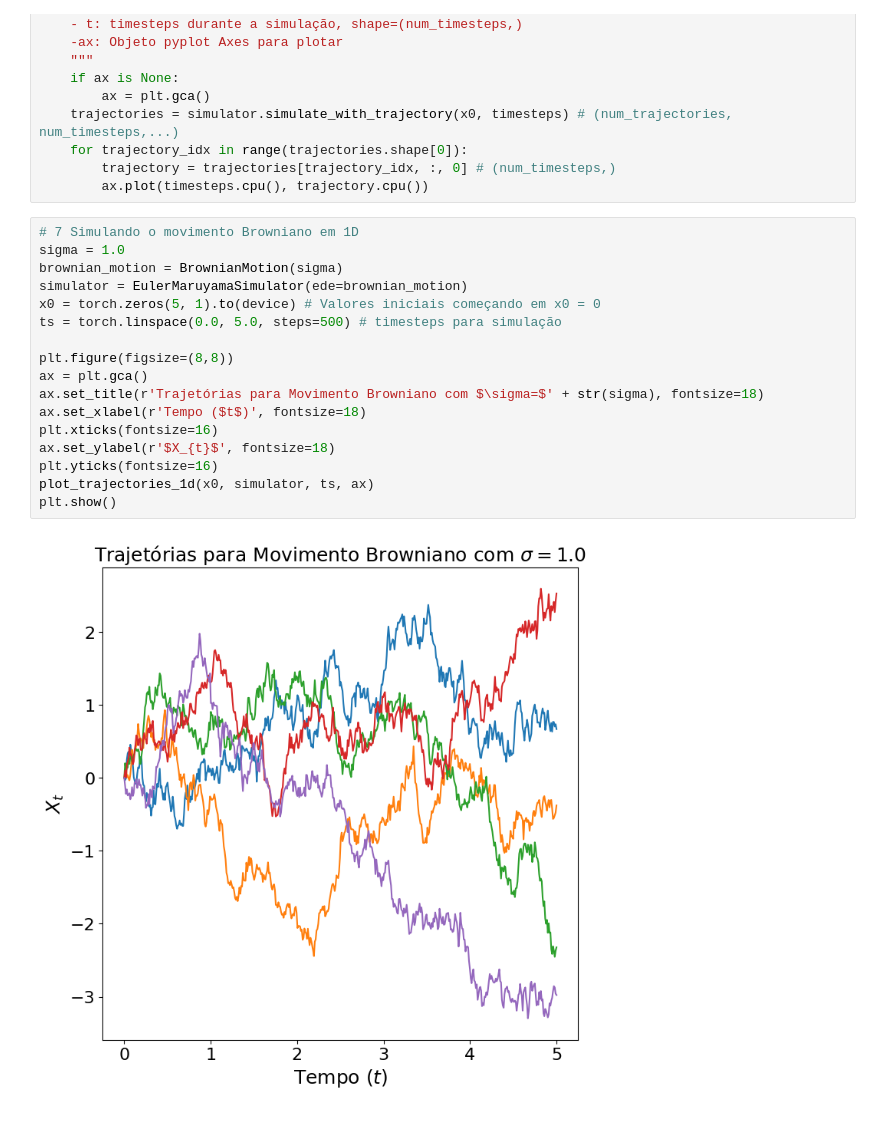
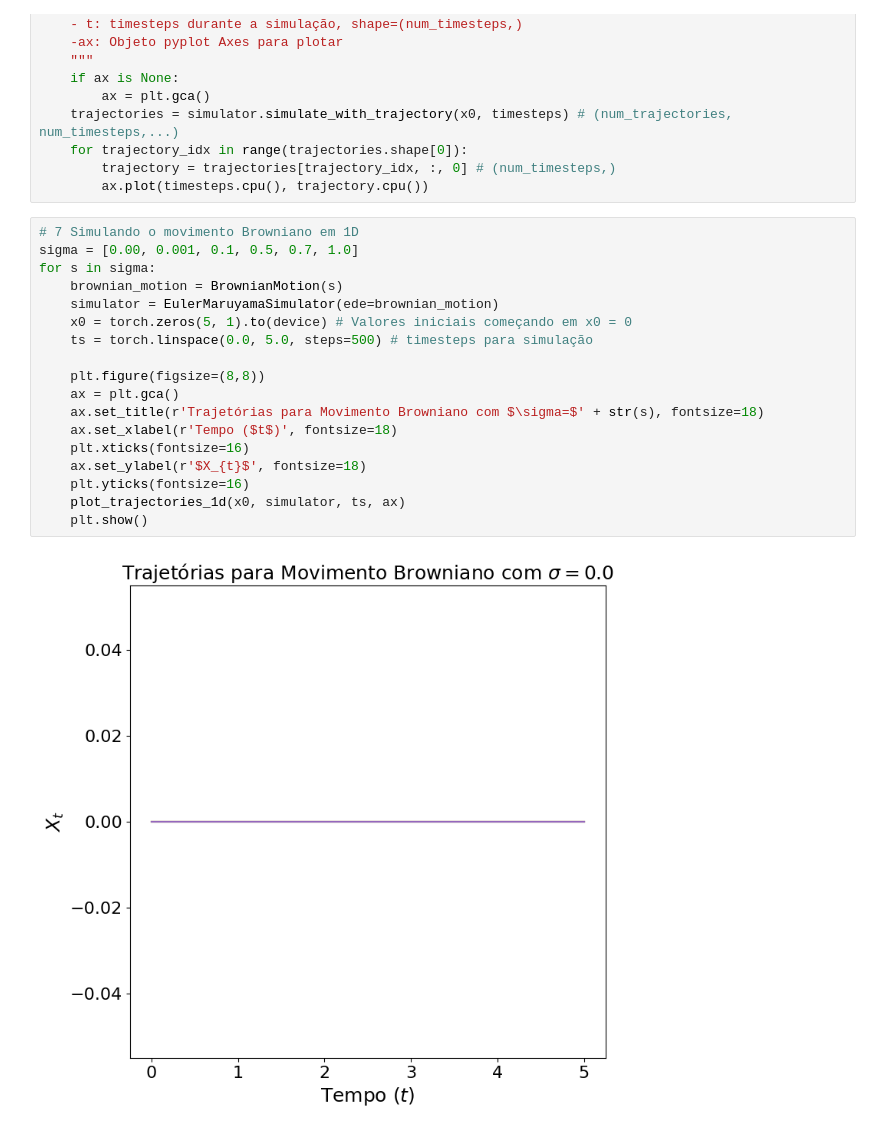
Before and after one commit to Rafael-Campos-unb/IA_GenerativaMIT_curso, a Jupyter notebook: Lab1/Untitled.ipynb, the cells around one changed output. Cells and saved outputs as stored; diff of their text form.

```diff
--- a/Lab1/Untitled.ipynb
+++ b/Lab1/Untitled.ipynb
@@ -201,20 +201,21 @@ def plot_trajectories_1d(x0: torch.Tensor, simulator: Simulator, timesteps: torc
         ax.plot(timesteps.cpu(), trajectory.cpu())
 # %%
 # 7 Simulando o movimento Browniano em 1D
-sigma = 1.0
-brownian_motion = BrownianMotion(sigma)
-simulator = EulerMaruyamaSimulator(ede=brownian_motion)
-x0 = torch.zeros(5, 1).to(device) # Valores iniciais começando em x0 = 0
-ts = torch.linspace(0.0, 5.0, steps=500) # timesteps para simulação
+sigma = [0.00, 0.001, 0.1, 0.5, 0.7, 1.0]
+for s in sigma:
+    brownian_motion = BrownianMotion(s)
+    simulator = EulerMaruyamaSimulator(ede=brownian_motion)
+    x0 = torch.zeros(5, 1).to(device) # Valores iniciais começando em x0 = 0
+    ts = torch.linspace(0.0, 5.0, steps=500) # timesteps para simulação
 
-plt.figure(figsize=(8,8))
-ax = plt.gca()
-ax.set_title(r'Trajetórias para Movimento Browniano com $\sigma=$' + str(sigma), fontsize=18)
-ax.set_xlabel(r'Tempo ($t$)', fontsize=18)
-plt.xticks(fontsize=16)
-ax.set_ylabel(r'$X_{t}$', fontsize=18)
-plt.yticks(fontsize=16)
-plot_trajectories_1d(x0, simulator, ts, ax)
-plt.show()
+    plt.figure(figsize=(8,8))
+    ax = plt.gca()
+    ax.set_title(r'Trajetórias para Movimento Browniano com $\sigma=$' + str(s), fontsize=18)
+    ax.set_xlabel(r'Tempo ($t$)', fontsize=18)
+    plt.xticks(fontsize=16)
+    ax.set_ylabel(r'$X_{t}$', fontsize=18)
+    plt.yticks(fontsize=16)
+    plot_trajectories_1d(x0, simulator, ts, ax)
+    plt.show()
 # %% [output]
-[figure, old version]
+[figure, new version]
```
Also changed, not shown: parts of 3 cells of this notebook.
